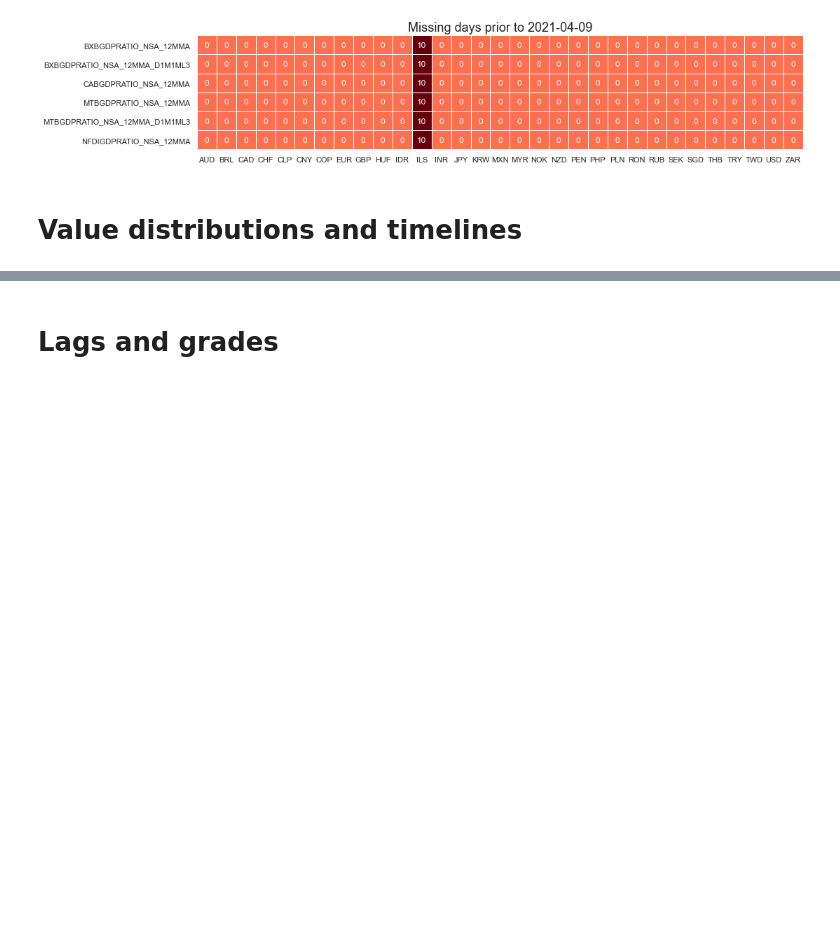
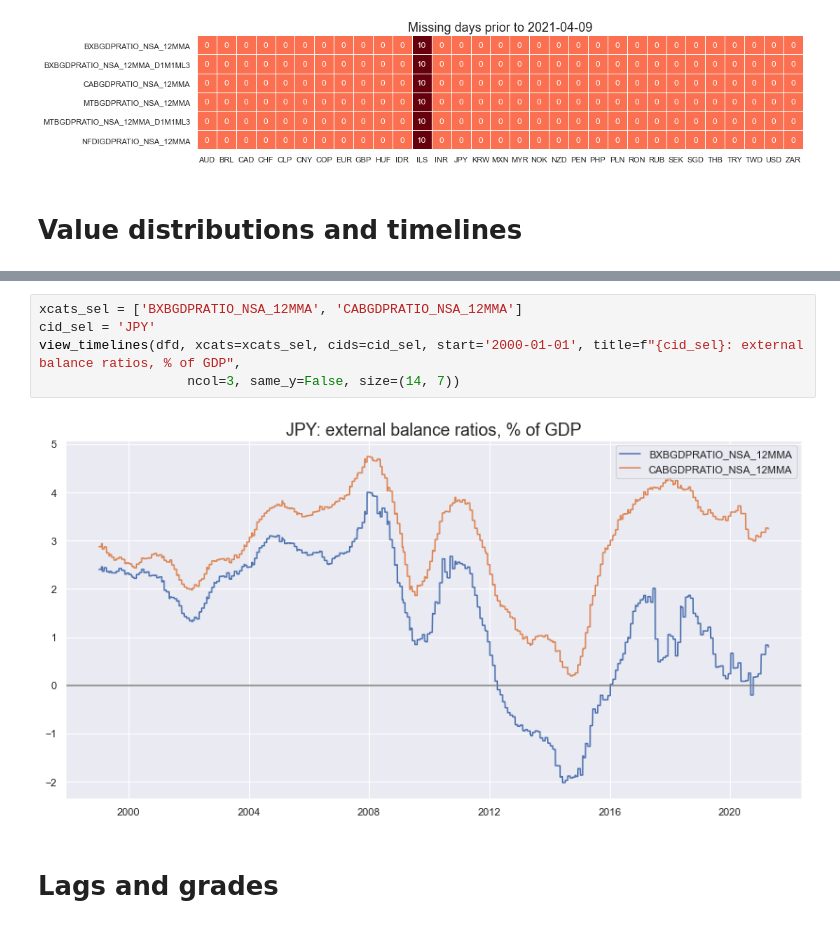
Before and after one commit to macrosynergy/macrosynergy, a Jupyter notebook: notebooks/reviews/quantamental/test.ipynb, the cells around one changed output, grey strips where cells are left out. Saved outputs shown, nothing was run; the diff lists cells and outputs as text; blank space fills up the shorter version.

```diff
--- a/notebooks/reviews/quantamental/test.ipynb
+++ b/notebooks/reviews/quantamental/test.ipynb
@@ -139,3 +99,10 @@ view_ranges(dfd, xcats=xcats_sel, cids=cids_exp, sort_cids_by='mean', start = '2
+# %%
+xcats_sel = ['BXBGDPRATIO_NSA_12MMA', 'CABGDPRATIO_NSA_12MMA']
+cid_sel = 'JPY'
+view_timelines(dfd, xcats=xcats_sel, cids=cid_sel, start='2000-01-01', title=f"{cid_sel}: external balance ratios, % of GDP",
+                   ncol=3, same_y=False, size=(14, 7))
+# %% [output]
+[figure, added]
 # %% [markdown]
 # Lags and grades
 # %% [markdown]
```
Also changed, not shown: parts of 5 cells of this notebook, 2 other files.
